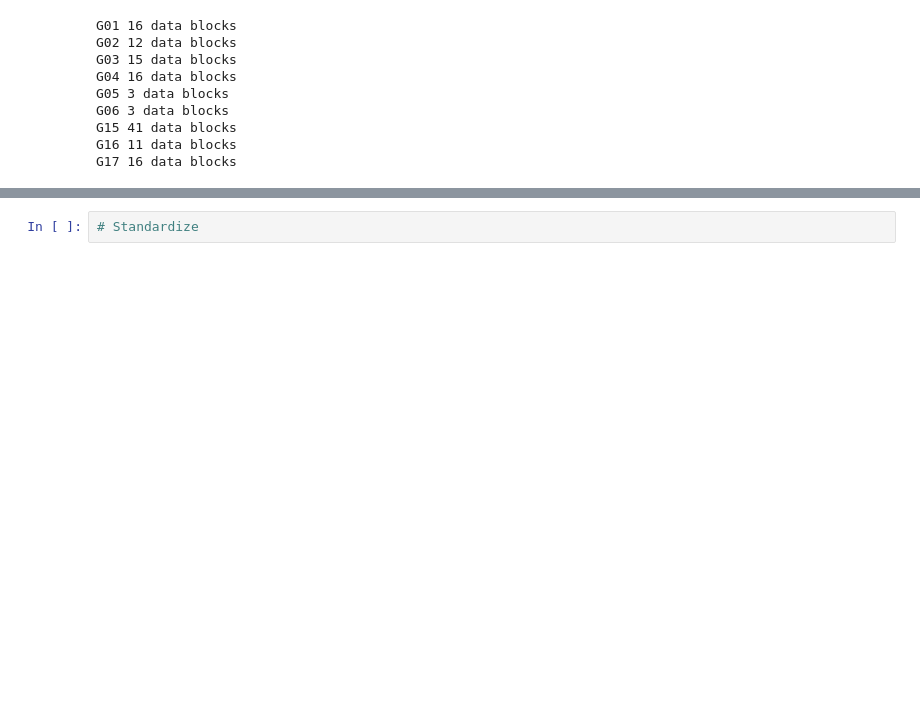
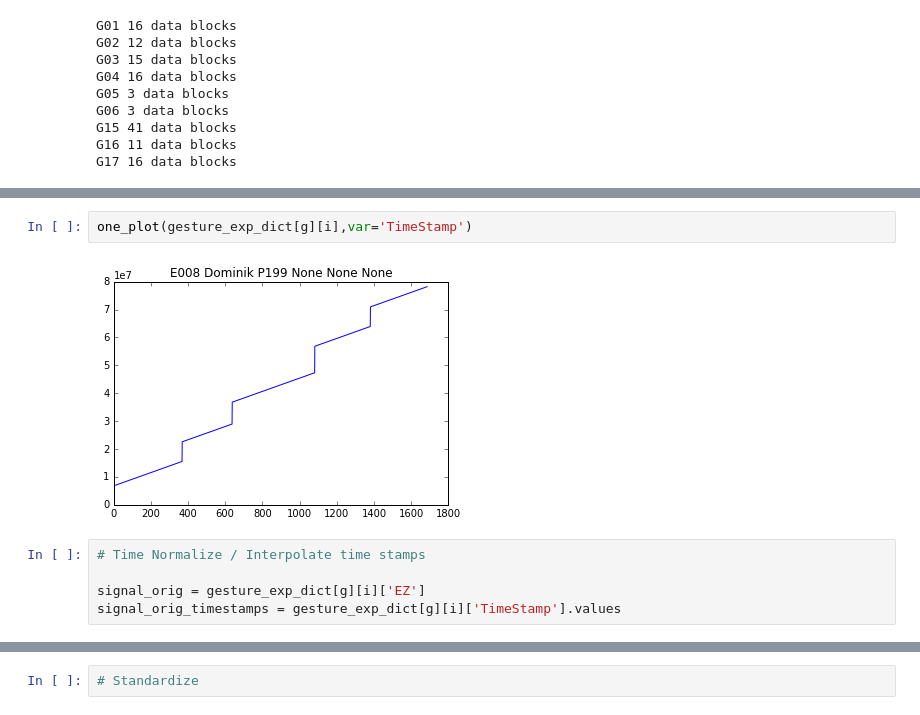
Before and after one commit to Make-O-Matic/MOM-Engine, a Jupyter notebook: data_preprocess.ipynb, the cells around one changed output, grey strips where cells are left out. Cells and saved outputs as stored; diff of their text form; blank space fills up the shorter version.

```diff
--- a/data_preprocess.ipynb
+++ b/data_preprocess.ipynb
@@ -642,0 +677,9 @@ G17 16 data blocks
+# %%
+one_plot(gesture_exp_dict[g][i],var='TimeStamp')
+# %% [output]
+[figure, added]
+# %%
+# Time Normalize / Interpolate time stamps
+
+signal_orig = gesture_exp_dict[g][i]['EZ']
+signal_orig_timestamps = gesture_exp_dict[g][i]['TimeStamp'].values
```
Also changed, not shown: parts of 13 cells of this notebook.
